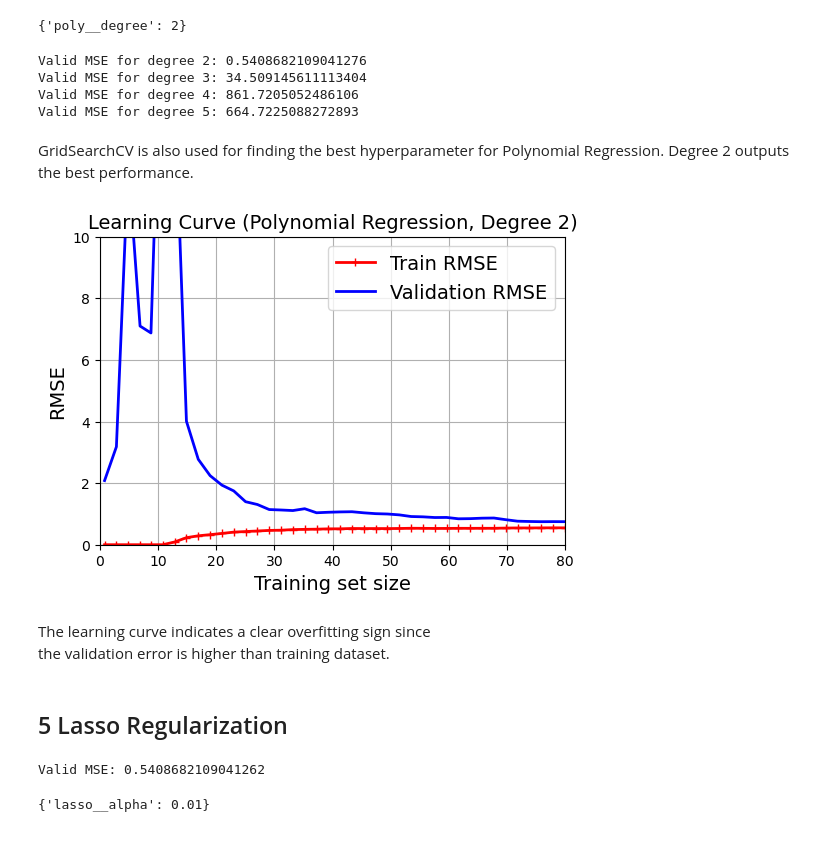
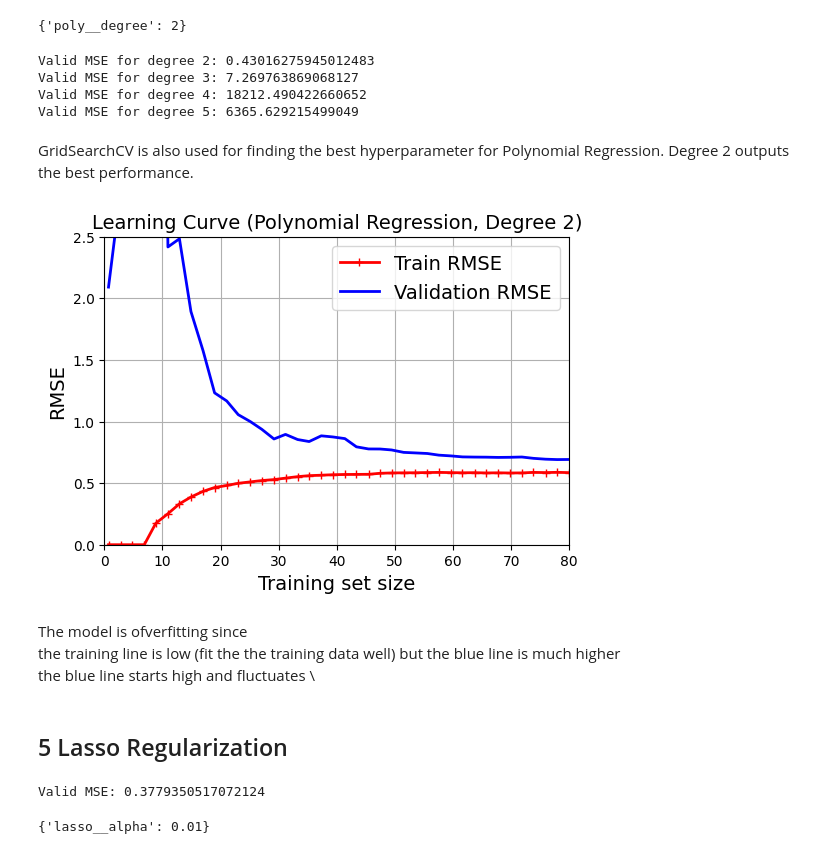
Before and after one commit to summer9/Regression_Model, a Jupyter notebook: 01_regression_models_PHDGroup.ipynb, the cells around one changed output. Cells and saved outputs as stored; diff of their text form; code cells hidden in the pictures.

```diff
--- a/01_regression_models_PHDGroup.ipynb
+++ b/01_regression_models_PHDGroup.ipynb
@@ -99,8 +99,8 @@ Data is splitted into 3 parts: 60% for training, 20% for validation, 20% for tes
 X = df.drop("quality", axis=1)
 y = df["quality"]
 
-X_train, X_temp, y_train, y_temp = train_test_split(X, y, test_size=0.6, random_state=42)
-X_valid, X_test, y_valid, y_test = train_test_split(X_temp, y_temp, test_size=0.2, random_state=42)
+X_train, X_temp, y_train, y_temp = train_test_split(X, y, test_size=0.4, random_state=42)
+X_valid, X_test, y_valid, y_test = train_test_split(X_temp, y_temp, test_size=0.5, random_state=42)
 # %% [markdown]
 ## 2 Plain Linear Regression
 # %%
@@ -335,22 +325,23 @@ for degree in [2,3, 4, 5]:
     mse_valid_poly = mean_squared_error(y_valid, y_pred)
     print(f"Valid MSE for degree {degree}: {mse_valid_poly}")
 # %% [output]
-Valid MSE for degree 2: 0.5408682109041276
-Valid MSE for degree 3: 34.509145611113404
-Valid MSE for degree 4: 861.7205052486106
-Valid MSE for degree 5: 664.7225088272893
+Valid MSE for degree 2: 0.43016275945012483
+Valid MSE for degree 3: 7.269763869068127
+Valid MSE for degree 4: 18212.490422660652
+Valid MSE for degree 5: 6365.629215499049
 # %% [markdown]
 GridSearchCV is also used for finding the best hyperparameter for Polynomial Regression.
 Degree 2 outputs the best performance.
 # %%
 # draw learning curve
 polynomial_regression = generate_polynomial_features(degree=2)
-plot_learning_curve(polynomial_regression, "Polynomial Regression, Degree 2", 10)
+plot_learning_curve(polynomial_regression, "Polynomial Regression, Degree 2", 2.5)
 # %% [output]
-[figure, old version]
+[figure, new version]
-# %% [markdown]
-The learning curve indicates a clear overfitting sign since \
-the validation error is higher than training dataset.
+# %% [markdown]
+The model is ofverfitting since \
+the training line is low (fit the the training data well) but the blue line is much higher\
+the blue line starts high and fluctuates \
 # %% [markdown]
 ## 5 Lasso Regularization
 # %%
@@ -365,10 +356,11 @@ def generate_lasso_model(alpha):
 lasso_model = generate_lasso_model(alpha=0.01)
 
 lasso_model.fit(X_train, y_train)
+y_pred = lasso_model.predict(X_valid)
 mse_valid_lasso = mean_squared_error(y_valid, y_pred)
 print("Valid MSE:", mse_valid_lasso)
 # %% [output]
-Valid MSE: 0.5408682109041262
+Valid MSE: 0.3779350517072124
 # %%
 pipe = Pipeline([
     ('poly', PolynomialFeatures(degree=2, include_bias=False)),
```
Also changed, not shown: parts of 23 cells of this notebook.
